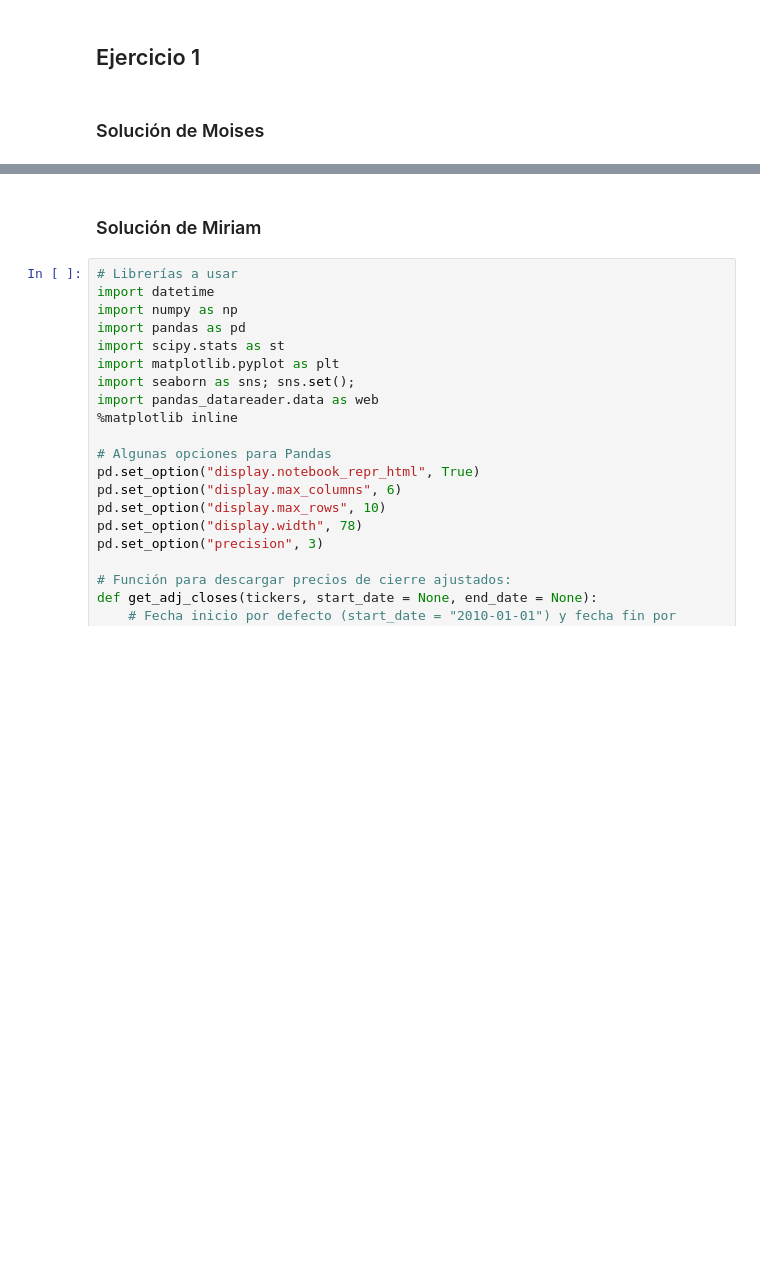
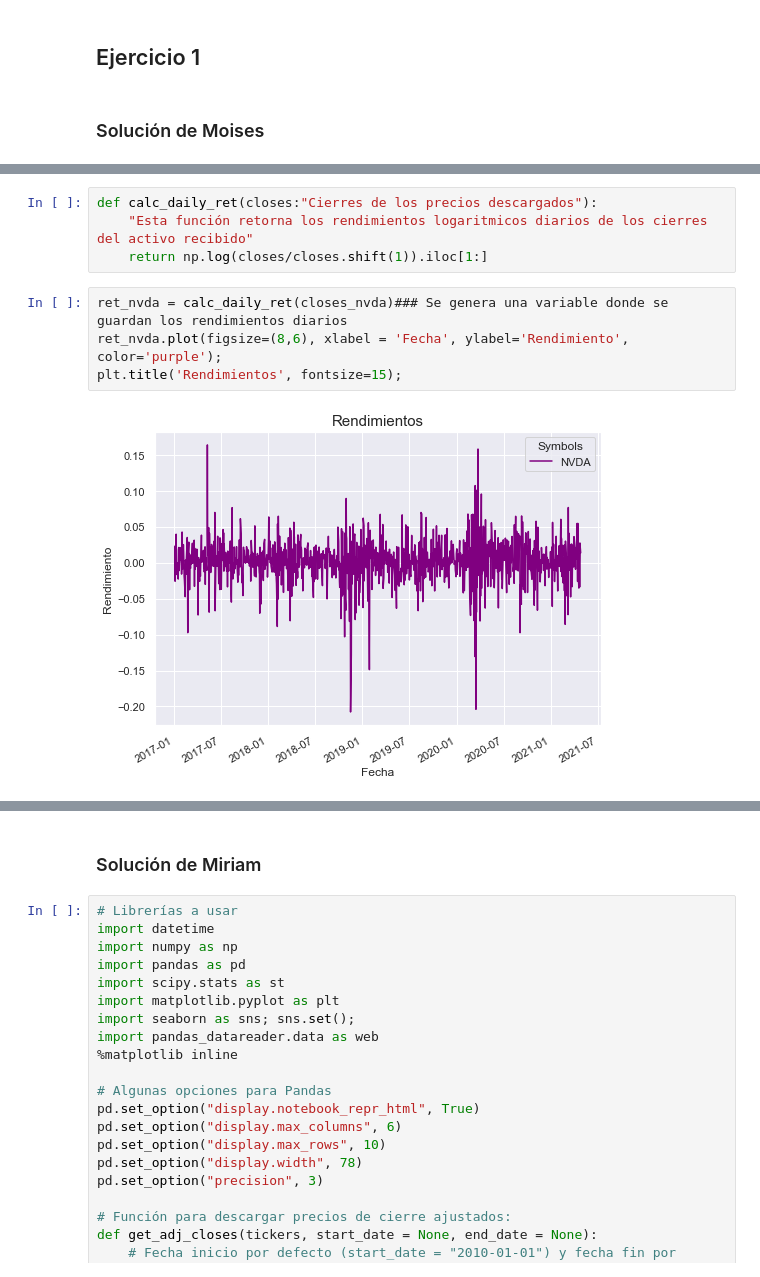
Before and after one commit to Miriam1999/Tarea9_MFlores_MERosas, a Jupyter notebook: Tarea9_MFlores_MERosas.ipynb, the cells around one changed output, grey strips where cells are left out. Drawn from its saved outputs; the diff is of its cells as text; blank space fills up the shorter version.

```diff
--- a/Tarea9_MFlores_MERosas.ipynb
+++ b/Tarea9_MFlores_MERosas.ipynb
@@ -19,0 +62,10 @@
+# %%
+def calc_daily_ret(closes:"Cierres de los precios descargados"):
+    "Esta función retorna los rendimientos logaritmicos diarios de los cierres del activo recibido"
+    return np.log(closes/closes.shift(1)).iloc[1:]
+# %%
+ret_nvda = calc_daily_ret(closes_nvda)### Se genera una variable donde se guardan los rendimientos diarios
+ret_nvda.plot(figsize=(8,6), xlabel = 'Fecha', ylabel='Rendimiento', color='purple');
+plt.title('Rendimientos', fontsize=15);
+# %% [output]
+[figure, added]
```
Also changed, not shown: parts of 45 cells of this notebook.
